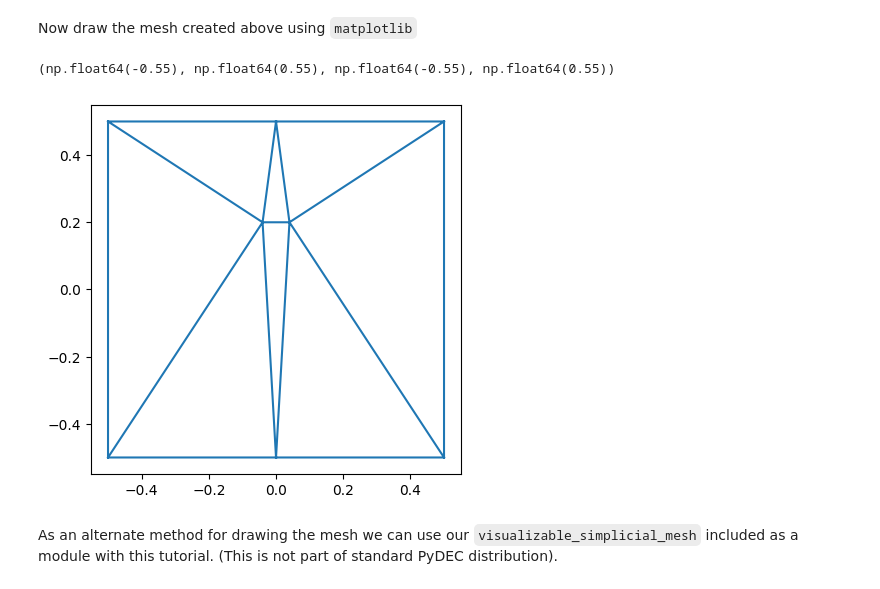
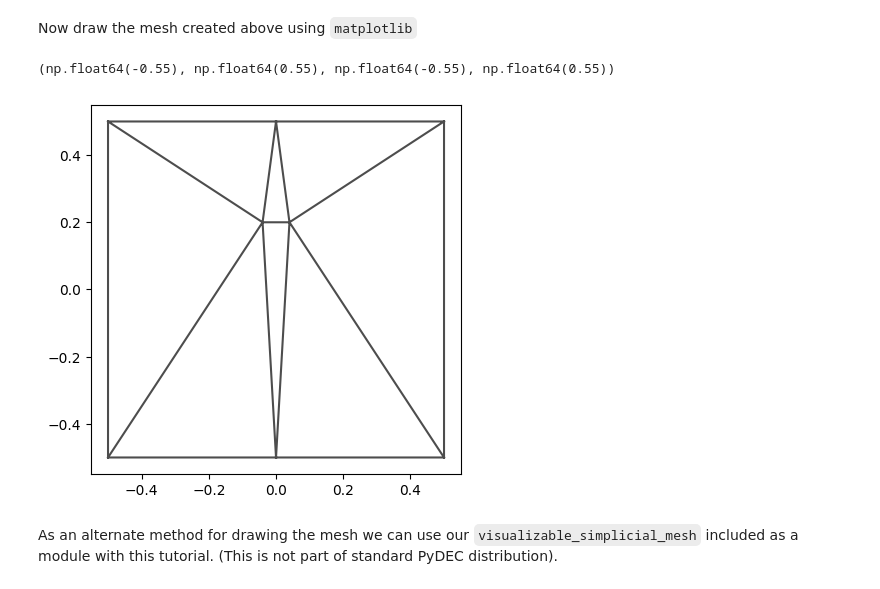
Before and after one commit to discrete-exterior-calculus/dec-icts-2025, a Jupyter notebook: PyDEC-intro.ipynb, the cells around one changed output. Saved outputs shown, nothing was run; the diff lists cells and outputs as text; code cells hidden in the pictures.

```diff
--- a/PyDEC-intro.ipynb
+++ b/PyDEC-intro.ipynb
@@ -33,12 +33,13 @@ Now draw the mesh created above using `matplotlib`
 # %%
 # Draw mesh using matplotlib
 import matplotlib.pyplot as plt
 
-plt.triplot(vertices[:, 0], vertices[:, 1], triangles)
+plt.triplot(vertices[:, 0], vertices[:, 1], triangles, color=(0.3, 0.3, 0.3))
+plt.axis('equal')
 plt.axis('square')
 # %% [output]
 (np.float64(-0.55), np.float64(0.55), np.float64(-0.55), np.float64(0.55))
-[figure, old version]
+[figure, new version]
 # %% [markdown]
 As an alternate method for drawing the mesh we can use our `visualizable_simplicial_mesh` included as a module with this tutorial. (This is not part of standard PyDEC distribution).
 # %%
```
Also changed, not shown: parts of 10 cells of this notebook.
